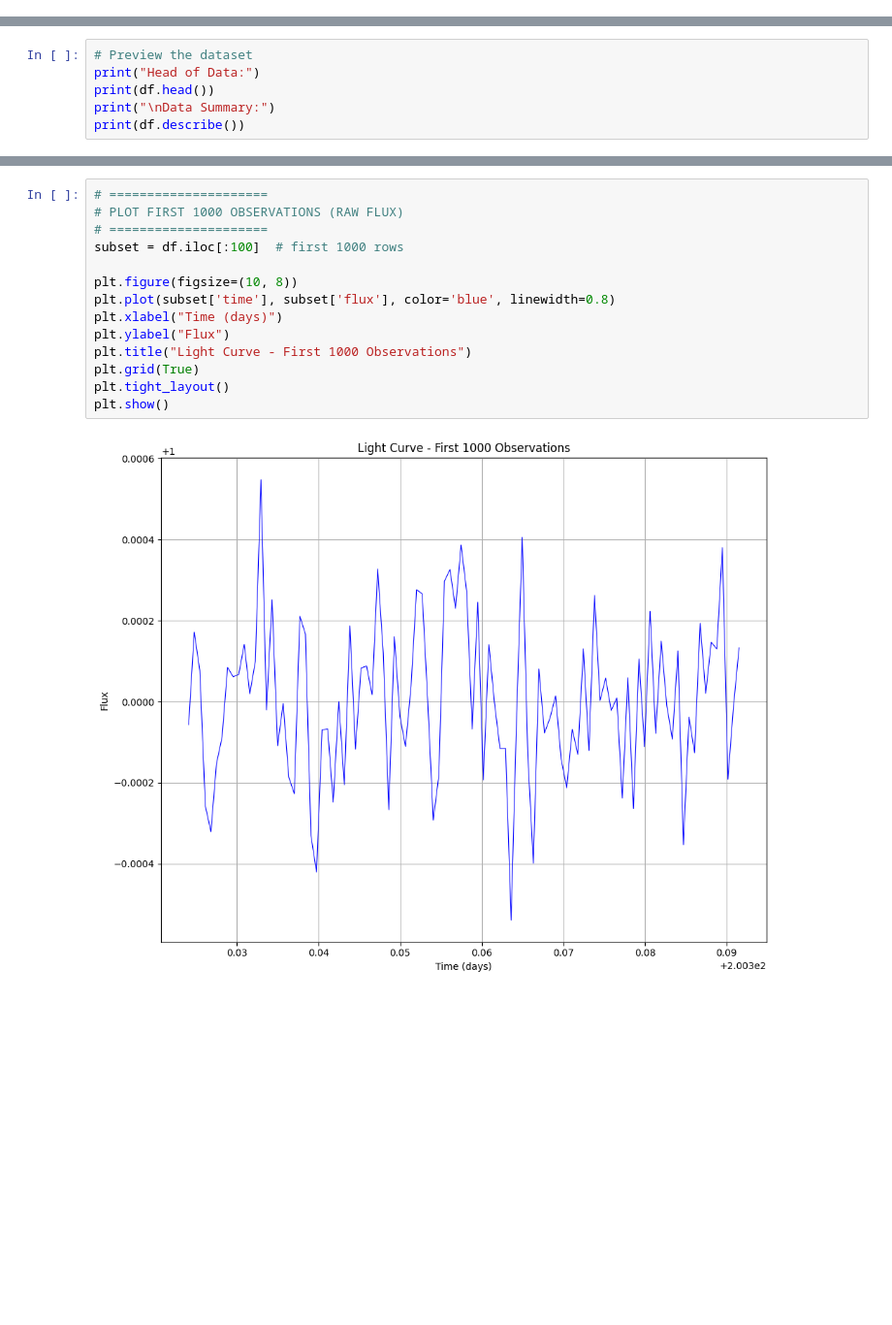
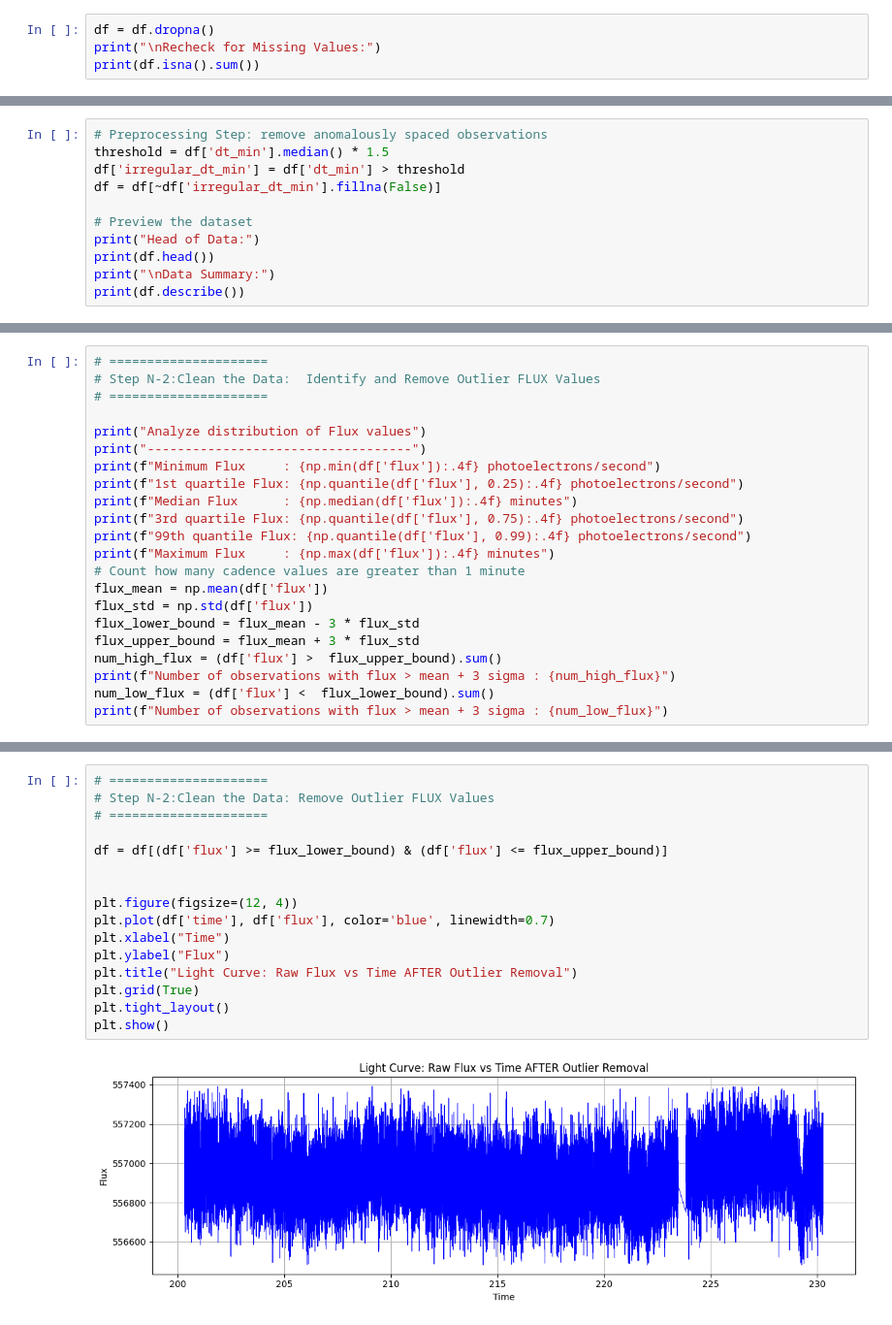
Before and after one commit to lematya/bkly_aiml_capstone_initial_report, a Jupyter notebook: pisaac_capstone_initialreport.ipynb, the cells around one changed output, grey strips where cells are left out. Shown: that part at 97% size. Saved outputs shown, nothing was run; the diff lists cells and outputs as text; blank space fills up the shorter version.

```diff
--- a/pisaac_capstone_initialreport.ipynb
+++ b/pisaac_capstone_initialreport.ipynb
@@ -88,0 +100,4 @@ NameError: name 'pd' is not defined
+# %%
+df = df.dropna()
+print("\nRecheck for Missing Values:")
+print(df.isna().sum())
@@ -89,4 +203,9 @@ NameError: name 'pd' is not defined
 # %%
+# Preprocessing Step: remove anomalously spaced observations
+threshold = df['dt_min'].median() * 1.5
+df['irregular_dt_min'] = df['dt_min'] > threshold
+df = df[~df['irregular_dt_min'].fillna(False)]
+
 # Preview the dataset
 print("Head of Data:")
 print(df.head())
@@ -138,0 +275,22 @@ plt.show()
+# %%
+# =====================
+# Step N-2:Clean the Data:  Identify and Remove Outlier FLUX Values
+# =====================
+
+print("Analyze distribution of Flux values")
+print("-----------------------------------")
+print(f"Minimum Flux     : {np.min(df['flux']):.4f} photoelectrons/second")
+print(f"1st quartile Flux: {np.quantile(df['flux'], 0.25):.4f} photoelectrons/second")
+print(f"Median Flux      : {np.median(df['flux']):.4f} minutes")
+print(f"3rd quartile Flux: {np.quantile(df['flux'], 0.75):.4f} photoelectrons/second")
+print(f"99th quantile Flux: {np.quantile(df['flux'], 0.99):.4f} photoelectrons/second")
+print(f"Maximum Flux     : {np.max(df['flux']):.4f} minutes")
+# Count how many cadence values are greater than 1 minute
+flux_mean = np.mean(df['flux'])
+flux_std = np.std(df['flux'])
+flux_lower_bound = flux_mean - 3 * flux_std
+flux_upper_bound = flux_mean + 3 * flux_std
+num_high_flux = (df['flux'] >  flux_upper_bound).sum()
+print(f"Number of observations with flux > mean + 3 sigma : {num_high_flux}")
+num_low_flux = (df['flux'] <  flux_lower_bound).sum()
+print(f"Number of observations with flux > mean + 3 sigma : {num_low_flux}")
@@ -139,16 +308,18 @@ plt.show()
 # %%
 # =====================
-# PLOT FIRST 1000 OBSERVATIONS (RAW FLUX)
+# Step N-2:Clean the Data: Remove Outlier FLUX Values
 # =====================
-subset = df.iloc[:100]  # first 1000 rows
 
-plt.figure(figsize=(10, 8))
-plt.plot(subset['time'], subset['flux'], color='blue', linewidth=0.8)
-plt.xlabel("Time (days)")
+df = df[(df['flux'] >= flux_lower_bound) & (df['flux'] <= flux_upper_bound)]
+
+
+plt.figure(figsize=(12, 4))
+plt.plot(df['time'], df['flux'], color='blue', linewidth=0.7)
+plt.xlabel("Time")
 plt.ylabel("Flux")
-plt.title("Light Curve - First 1000 Observations")
+plt.title("Light Curve: Raw Flux vs Time AFTER Outlier Removal")
 plt.grid(True)
 plt.tight_layout()
 plt.show()
 # %% [output]
-[figure, old version]
+[figure, new version]
```
Also changed, not shown: parts of 28 cells of this notebook.
